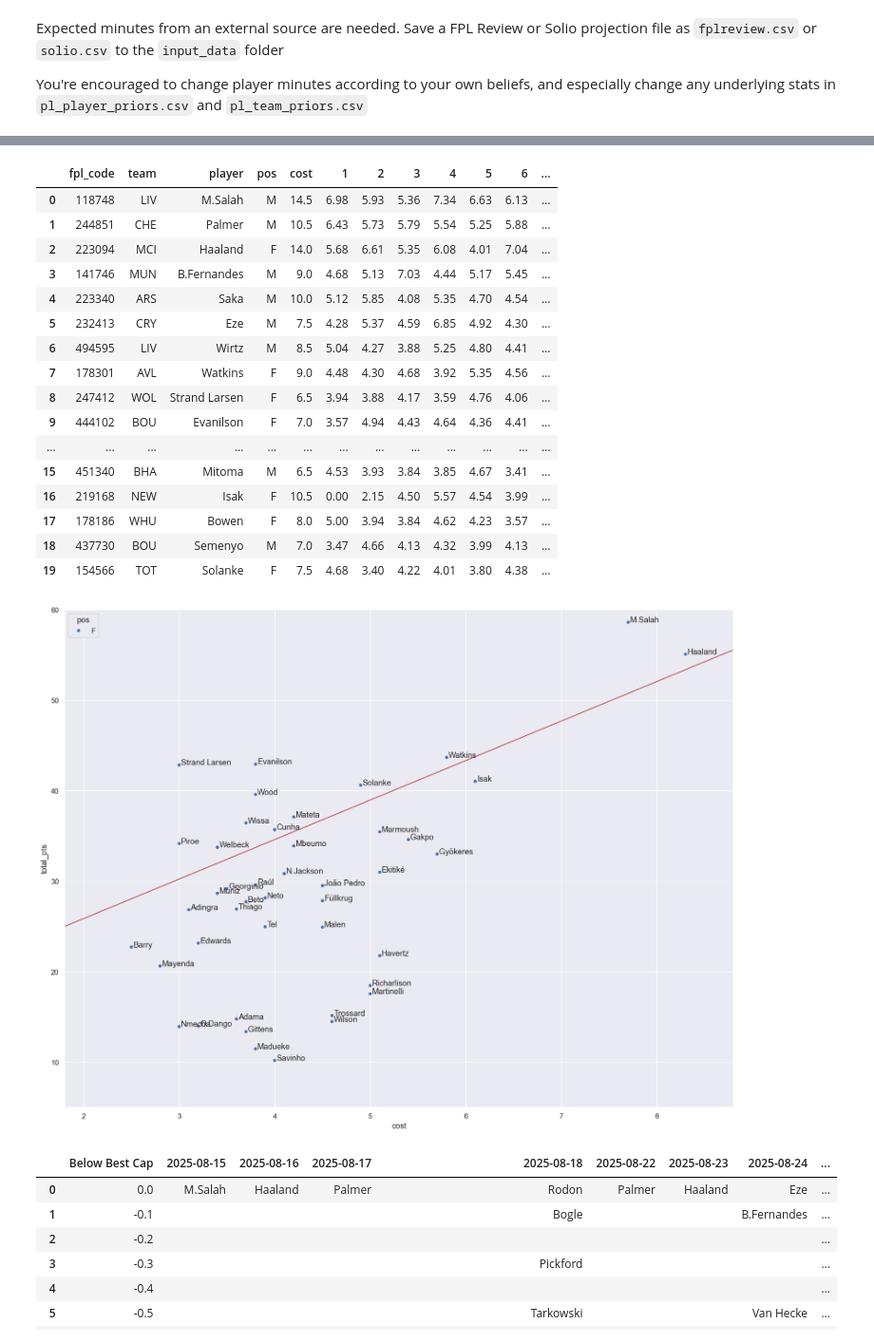
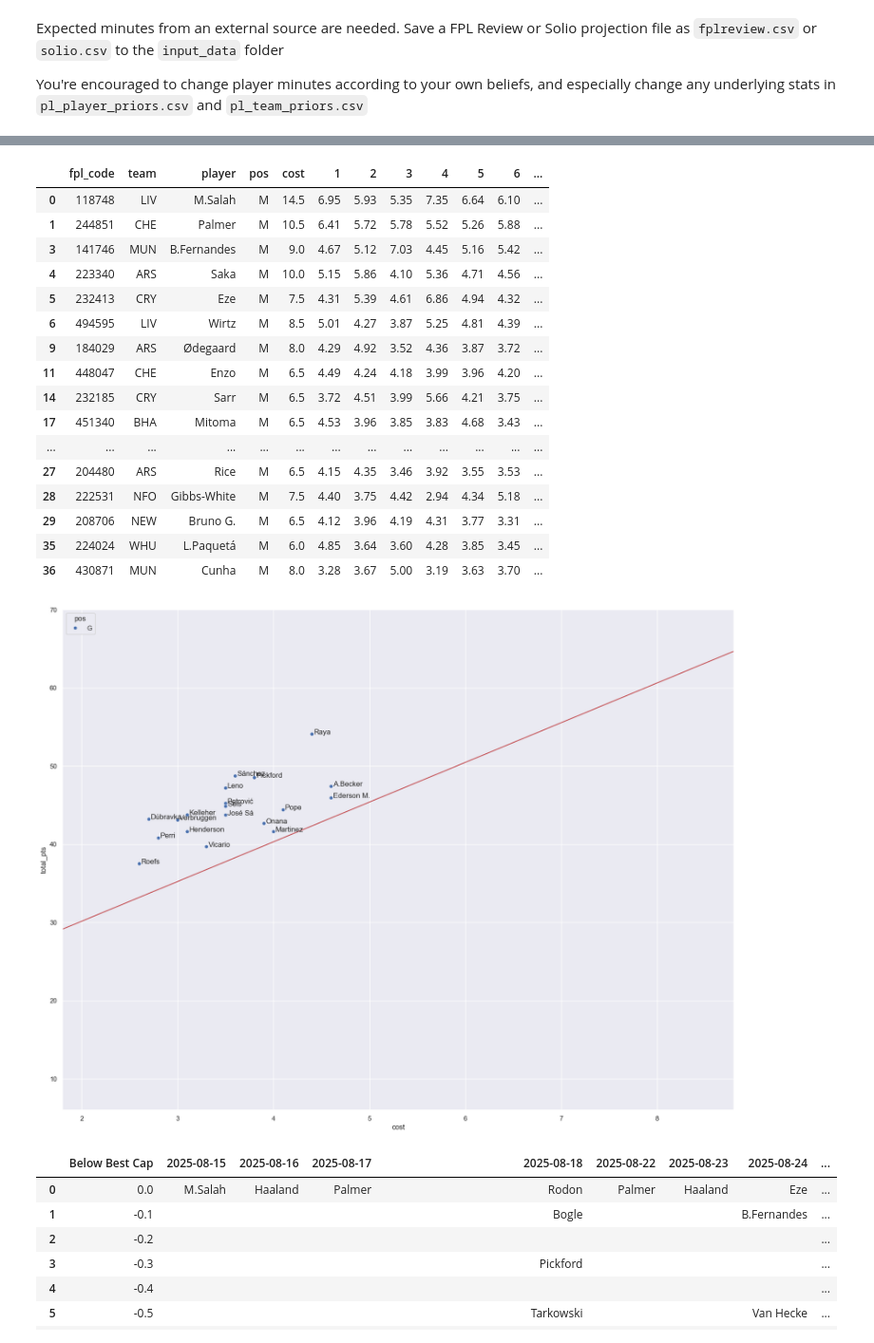
Before and after one commit to SamTroy/multi_ff_opt, a Jupyter notebook: run/run.ipynb, the cells around one changed output, grey strips where cells are left out. Shown at 95% size. Drawn from its saved outputs; the diff is of its cells as text; code cells hidden in the pictures.

```diff
--- a/run/run.ipynb
+++ b/run/run.ipynb
@@ -1447,27 +1451,27 @@ FANTEAM
 # %%
-preview_ev_df(format='fpl', pos_group=None, team_group=None, n_rows=20)
+preview_ev_df(format='fpl', pos_group=['M'], team_group=None, n_rows=20)
 # %% [output]
 |  | fpl_code | team | player | pos | cost | 1 | 2 | 3 | 4 | 5 | 6 | ... |
-| 0 | 118748 | LIV | M.Salah | M | 14.5 | 6.98 | 5.93 | 5.36 | 7.34 | 6.63 | 6.13 | ... |
-| 1 | 244851 | CHE | Palmer | M | 10.5 | 6.43 | 5.73 | 5.79 | 5.54 | 5.25 | 5.88 | ... |
-| 2 | 223094 | MCI | Haaland | F | 14.0 | 5.68 | 6.61 | 5.35 | 6.08 | 4.01 | 7.04 | ... |
-| 3 | 141746 | MUN | B.Fernandes | M | 9.0 | 4.68 | 5.13 | 7.03 | 4.44 | 5.17 | 5.45 | ... |
-| 4 | 223340 | ARS | Saka | M | 10.0 | 5.12 | 5.85 | 4.08 | 5.35 | 4.70 | 4.54 | ... |
-| 5 | 232413 | CRY | Eze | M | 7.5 | 4.28 | 5.37 | 4.59 | 6.85 | 4.92 | 4.30 | ... |
-| 6 | 494595 | LIV | Wirtz | M | 8.5 | 5.04 | 4.27 | 3.88 | 5.25 | 4.80 | 4.41 | ... |
-| 7 | 178301 | AVL | Watkins | F | 9.0 | 4.48 | 4.30 | 4.68 | 3.92 | 5.35 | 4.56 | ... |
-| 8 | 247412 | WOL | Strand Larsen | F | 6.5 | 3.94 | 3.88 | 4.17 | 3.59 | 4.76 | 4.06 | ... |
-| 9 | 444102 | BOU | Evanilson | F | 7.0 | 3.57 | 4.94 | 4.43 | 4.64 | 4.36 | 4.41 | ... |
+| 0 | 118748 | LIV | M.Salah | M | 14.5 | 6.95 | 5.93 | 5.35 | 7.35 | 6.64 | 6.10 | ... |
+| 1 | 244851 | CHE | Palmer | M | 10.5 | 6.41 | 5.72 | 5.78 | 5.52 | 5.26 | 5.88 | ... |
+| 3 | 141746 | MUN | B.Fernandes | M | 9.0 | 4.67 | 5.12 | 7.03 | 4.45 | 5.16 | 5.42 | ... |
+| 4 | 223340 | ARS | Saka | M | 10.0 | 5.15 | 5.86 | 4.10 | 5.36 | 4.71 | 4.56 | ... |
+| 5 | 232413 | CRY | Eze | M | 7.5 | 4.31 | 5.39 | 4.61 | 6.86 | 4.94 | 4.32 | ... |
+| 6 | 494595 | LIV | Wirtz | M | 8.5 | 5.01 | 4.27 | 3.87 | 5.25 | 4.81 | 4.39 | ... |
+| 9 | 184029 | ARS | Ødegaard | M | 8.0 | 4.29 | 4.92 | 3.52 | 4.36 | 3.87 | 3.72 | ... |
+| 11 | 448047 | CHE | Enzo | M | 6.5 | 4.49 | 4.24 | 4.18 | 3.99 | 3.96 | 4.20 | ... |
+| 14 | 232185 | CRY | Sarr | M | 6.5 | 3.72 | 4.51 | 3.99 | 5.66 | 4.21 | 3.75 | ... |
+| 17 | 451340 | BHA | Mitoma | M | 6.5 | 4.53 | 3.96 | 3.85 | 3.83 | 4.68 | 3.43 | ... |
 | ... | ... | ... | ... | ... | ... | ... | ... | ... | ... | ... | ... | ... |
-| 15 | 451340 | BHA | Mitoma | M | 6.5 | 4.53 | 3.93 | 3.84 | 3.85 | 4.67 | 3.41 | ... |
-| 16 | 219168 | NEW | Isak | F | 10.5 | 0.00 | 2.15 | 4.50 | 5.57 | 4.54 | 3.99 | ... |
-| 17 | 178186 | WHU | Bowen | F | 8.0 | 5.00 | 3.94 | 3.84 | 4.62 | 4.23 | 3.57 | ... |
-| 18 | 437730 | BOU | Semenyo | M | 7.0 | 3.47 | 4.66 | 4.13 | 4.32 | 3.99 | 4.13 | ... |
-| 19 | 154566 | TOT | Solanke | F | 7.5 | 4.68 | 3.40 | 4.22 | 4.01 | 3.80 | 4.38 | ... |
+| 27 | 204480 | ARS | Rice | M | 6.5 | 4.15 | 4.35 | 3.46 | 3.92 | 3.55 | 3.53 | ... |
+| 28 | 222531 | NFO | Gibbs-White | M | 7.5 | 4.40 | 3.75 | 4.42 | 2.94 | 4.34 | 5.18 | ... |
+| 29 | 208706 | NEW | Bruno G. | M | 6.5 | 4.12 | 3.96 | 4.19 | 4.31 | 3.77 | 3.31 | ... |
+| 35 | 224024 | WHU | L.Paquetá | M | 6.0 | 4.85 | 3.64 | 3.60 | 4.28 | 3.85 | 3.45 | ... |
+| 36 | 430871 | MUN | Cunha | M | 8.0 | 3.28 | 3.67 | 5.00 | 3.19 | 3.63 | 3.70 | ... |
 # %%
-red_line_viz(format='tff', pos_group='f')
+red_line_viz(format='tff', pos_group='g')
 # %% [output]
-[figure, old version]
+[figure, new version]
 # %%
 make_cap_matrix(format='cff', max_ev_diff=1)
 # %% [output]
```
Also changed, not shown: parts of 6 cells of this notebook, 6 other files.
